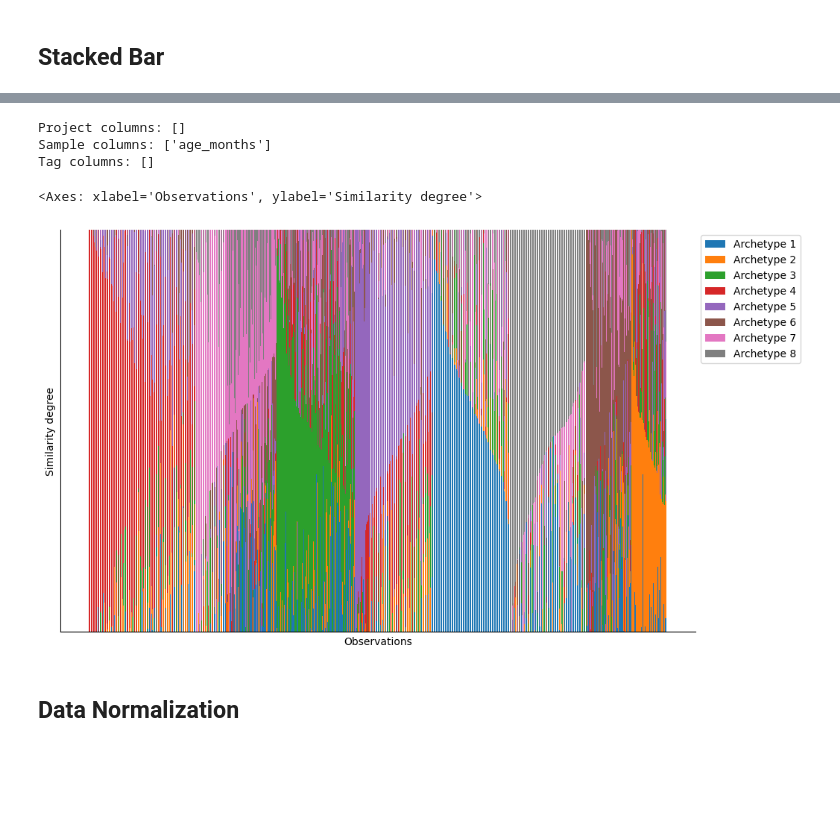
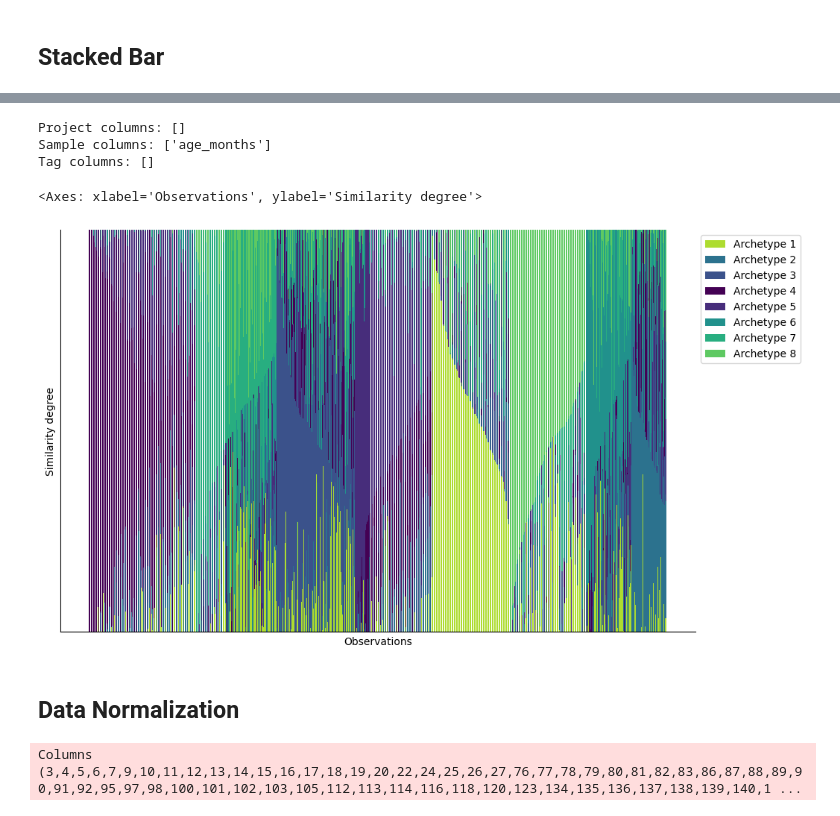
Before and after one commit to RV2005/Archetypal-Analysis-Microbiome, a Jupyter notebook: AA_GHG_with_package.ipynb, the cells around one changed output, grey strips where cells are left out. Saved outputs shown, nothing was run; the diff lists cells and outputs as text; code cells hidden in the pictures; blank space fills up the shorter version.

```diff
--- a/AA_GHG_with_package.ipynb
+++ b/AA_GHG_with_package.ipynb
@@ -342,10 +399,10 @@ analysis_metrics.plot_comparison(comparison_df=analysis_results, figsize=(10, 6)
 compendium_loader = CompendiumDataLoader() # HadzaDataLoader()
 projects_file = r"datasets/compendium/projects.csv"
 tags_file = r"datasets/compendium/tags.tsv"
-meta_file = r"datasets\tsv\hadza_meta_formatted.tsv"
+meta_file = r"datasets\tsv\dog_sam.tsv"
 _, projects, tags, meta = compendium_loader.load_all(otu_file=None, projects_file=projects_file, tags_file=tags_file, meta_file=meta_file)
 
-filepath = r"results\Hadza\norm_qc_age1k\otu_AA_K8_1.0_None_jensenshannon.json"
+filepath = r"results\Dog\norm_lifestyle200\otu_AA_K8_1.0_None_jensenshannon.json"
 loader = ArchetypalResultLoader()
 otu_aa, aa_labels, aa_archetypes, info = loader.load_parsed_result(filepath)
 # %%
@@ -366,27 +428,32 @@ KeyError: 'SRR7575172'
 # %%
 stacked_bar_plotter = StackedBarPlotter()
 buckets = [(0,6), (6,12), (12,24), (24,36), (36,48), (48,60), (60, np.inf)]
 filter_cols = ["age_months"]
 metadata = extract_metadata(otu_aa.index, None, meta, None, extract_cols=filter_cols, verbose=True)
 stacked_bar_plotter.plot_metadata_stacked_bars(
     similarity_degree=otu_aa,
     metadata=metadata,
     perms=info.get('perms', None),
     metadata_column=None,
     figsize=(11,7),
+    cmap_name="viridis",
+    vertex_colors={"Archetype 4": 0/8, "Archetype 5":1/8 , "Archetype 3": 2/8, "Archetype 2": 3/8, "Archetype 6": 4/8, "Archetype 7": 5/8, "Archetype 8": 6/8, "Archetype 1": 7/8}
 )
 # %% [output]
 Project columns: []
 Sample columns: ['age_months']
 Tag columns: []
 <Axes: xlabel='Observations', ylabel='Similarity degree'>
-[figure, old version]
+[figure, new version]
 # %% [markdown]
 ## Data Normalization
 # %%
-data_loader = CompendiumDataLoader()
-otu_file = r"datasets\compendium\taxonomic_table.csv\raw_taxa_110.csv"
-projects_file = r"datasets/compendium/projects.csv"
-tags_file = r"datasets/compendium/tags.tsv"
-meta_file = r"datasets/compendium/sample_metadata.tsv"
-otu, projects, tags, meta = data_loader.load_all(otu_file=otu_file, projects_file=projects_file, tags_file=tags_file, meta_file=meta_file)
+data_loader = HadzaDataLoader()
+otu_file = r"datasets\tsv\hadza_otu_formatted.tsv"
+projects_file = None #r"datasets/compendium/projects.csv"
+tags_file = None #r"datasets/compendium/tags.tsv"
+meta_file = r"datasets\tsv\hadza_meta_formatted.tsv" # r"datasets/compendium/sample_metadata.tsv"
+otu, meta, _ = data_loader.load_all(otu_file=otu_file, projects_file=projects_file, tags_file=tags_file, meta_file=meta_file)
+# otu, projects, tags, meta = data_loader.load_all(otu_file=otu_file, projects_file=projects_file, tags_file=tags_file, meta_file=meta_file)
+# %% [output]
+Columns (3,4,5,6,7,9,10,11,12,13,14,15,16,17,18,19,20,22,24,25,26,27,76,77,78,79,80,81,82,83,86,87,88,89,90,91,92,95,97,98,100,101,102,103,105,112,113,114,116,118,120,123,134,135,136,137,138,139,140,1 ...
```
Also changed, not shown: parts of 26 cells of this notebook, 3 other files.
